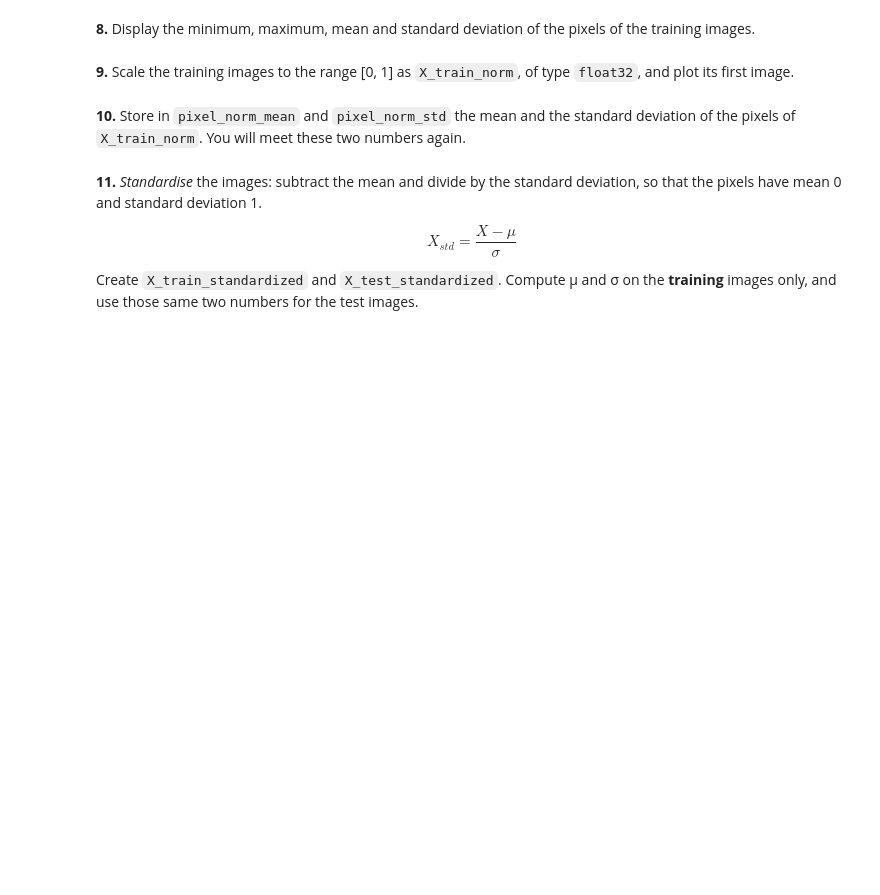
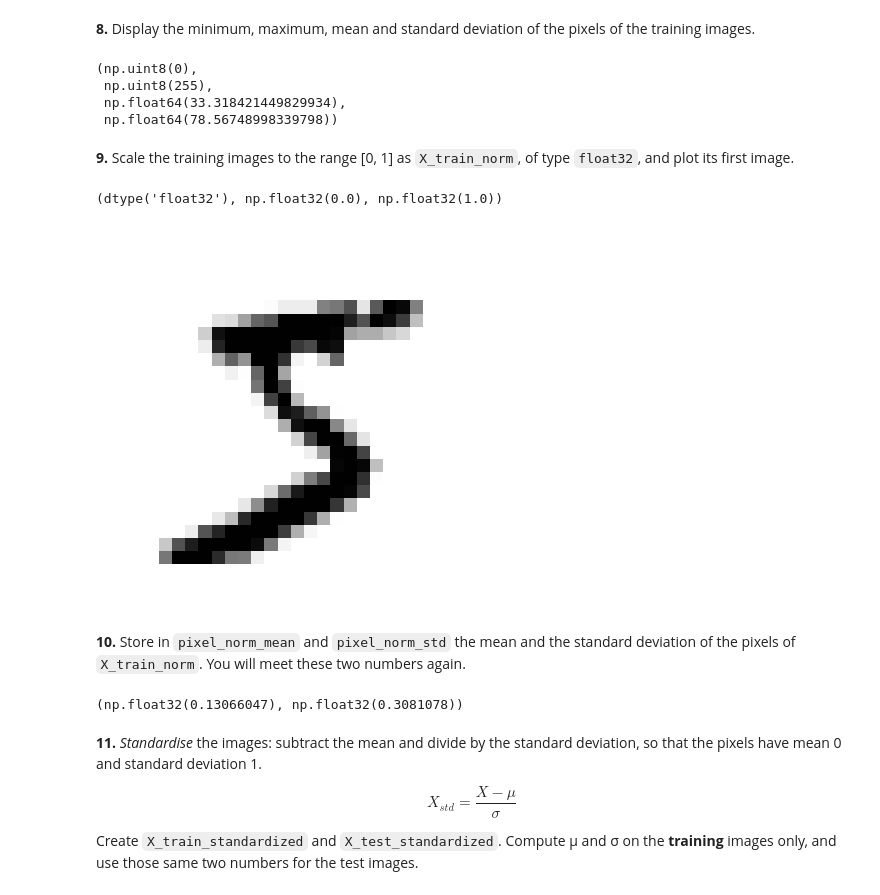
Before and after one commit to JacoboBemposta/numpy-mnist, a Jupyter notebook: mnist_numpy.ipynb, the cells around one changed output. Saved outputs shown, nothing was run; the diff lists cells and outputs as text; code cells hidden in the pictures; blank space fills up the shorter version.

```diff
--- a/mnist_numpy.ipynb
+++ b/mnist_numpy.ipynb
@@ -149,9 +149,10 @@ X_train_flat.shape, X_test_flat.shape
 **3.** Change `plot_image` so that it accepts both a 28×28 image and a flat row of 784 pixels. Check it with `X_train_flat[0]`.
 # %%
 def plot_image(image: np.ndarray) -> None:
-    plt.imshow(image.reshape(28, 28), cmap="binary")
+    """Plot an MNIST image from either 28x28 or flattened 784 format."""
+    if image.ndim == 1:
+        side = int(np.sqrt(image.size))
+        image = image.reshape(side, side)
+    plt.imshow(image, cmap="binary")
     plt.axis("off")
     plt.show()
-
-
-plot_image(X_train_flat[0])
@@ -201,10 +221,32 @@ array([0., 0., 0., 0., 0., 1., 0., 0., 0., 0.])
 ### Normalisation and standardisation
 # %% [markdown]
 **8.** Display the minimum, maximum, mean and standard deviation of the pixels of the training images.
+# %%
+X_train.min(), X_train.max(), X_train.mean(), X_train.std()
+# %% [output]
+(np.uint8(0),
+ np.uint8(255),
+ np.float64(33.318421449829934),
+ np.float64(78.56748998339798))
 # %% [markdown]
 **9.** Scale the training images to the range [0, 1] as `X_train_norm`, of type `float32`, and plot its first image.
+# %%
+X_train_norm = X_train.astype(np.float32) / 255
+X_train_norm.dtype, X_train_norm.min(), X_train_norm.max()
+# %% [output]
+(dtype('float32'), np.float32(0.0), np.float32(1.0))
+# %%
+plot_image(X_train_norm[0])
+# %% [output]
+[figure, added]
 # %% [markdown]
 **10.** Store in `pixel_norm_mean` and `pixel_norm_std` the mean and the standard deviation of the pixels of `X_train_norm`. You will meet these two numbers again.
+# %%
+pixel_norm_mean = X_train_norm.mean()
+pixel_norm_std = X_train_norm.std()
+pixel_norm_mean, pixel_norm_std
+# %% [output]
+(np.float32(0.13066047), np.float32(0.3081078))
 # %% [markdown]
 **11.** *Standardise* the images: subtract the mean and divide by the standard deviation, so that the pixels have mean 0 and standard deviation 1.
 
```
Also changed, not shown: parts of 43 cells of this notebook.
